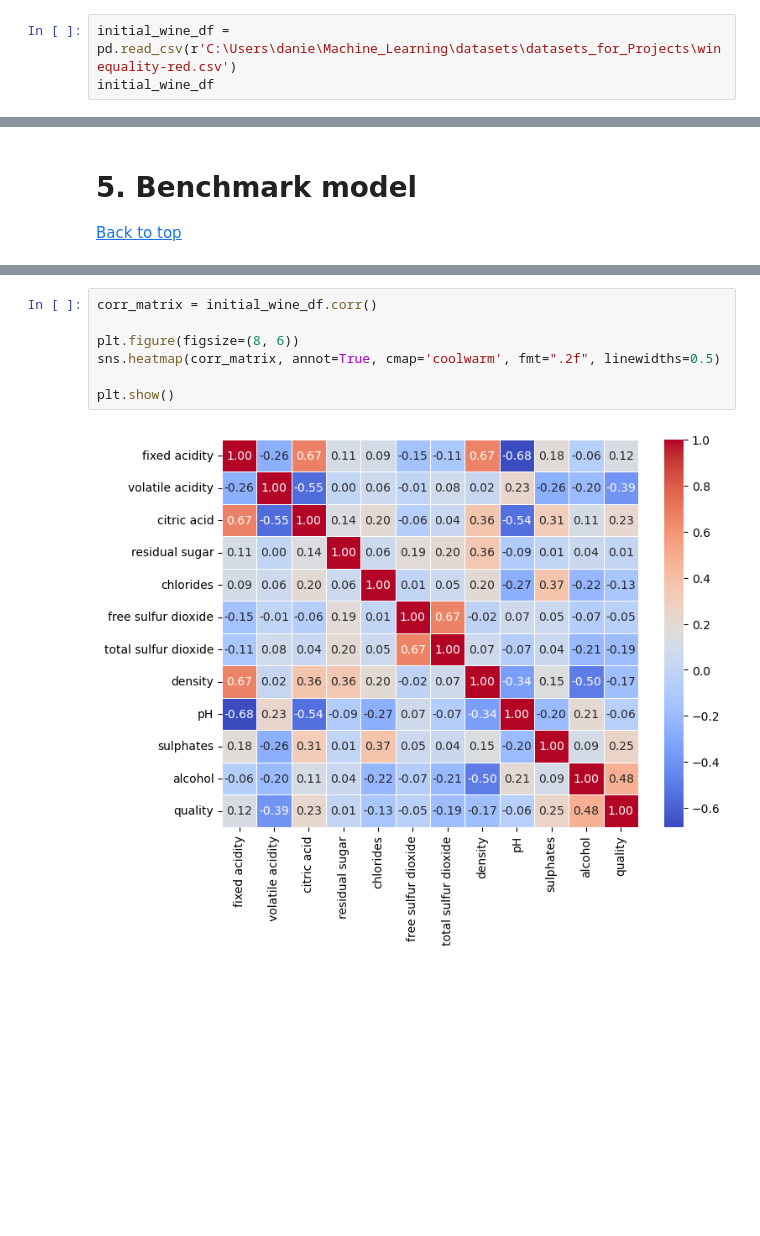
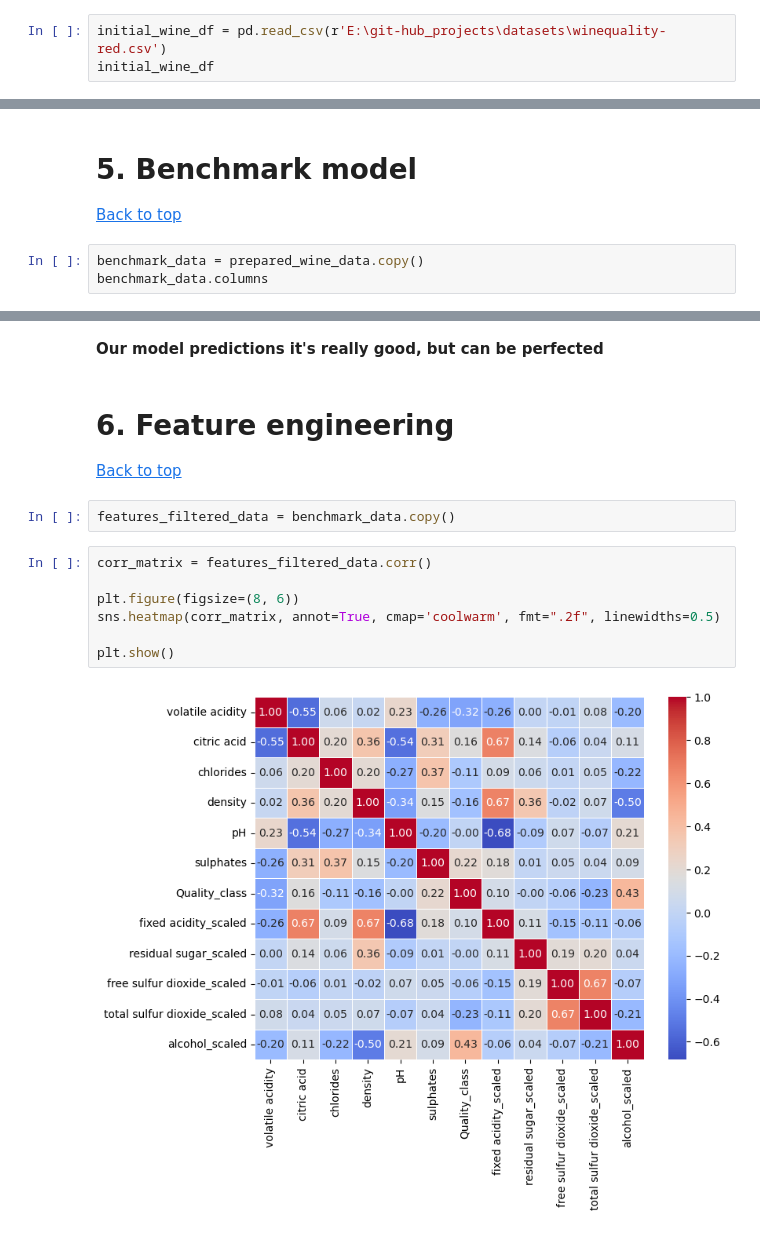
Before and after one commit to danielcamacho9712/Wine_Quality_ML_Project, a Jupyter notebook: wine_project.ipynb, the cells around one changed output, grey strips where cells are left out. Saved outputs shown, nothing was run; the diff lists cells and outputs as text; blank space fills up the shorter version.

Commit message:
Finishing the project

```diff
--- a/wine_project.ipynb
+++ b/wine_project.ipynb
@@ -25,7 +25,7 @@ import seaborn as sns
 # 1. Import data <a id='imports_data'></a>
 [Back to top](#table_of_contents)
 # %%
-initial_wine_df = pd.read_csv(r'C:\Users\danie\Machine_Learning\datasets\datasets_for_Projects\winequality-red.csv')
+initial_wine_df = pd.read_csv(r'E:\git-hub_projects\datasets\winequality-red.csv')
 initial_wine_df
 # %% [output]
 |  | fixed acidity | volatile acidity | citric acid | residual sugar | chlorides | free sulfur dioxide | ... |
@@ -145,3 +145,6 @@ prepared_wine_data
 # %% [markdown]
 # 5. Benchmark model <a id='benchmark_model'></a>
 [Back to top](#table_of_contents)
+# %%
+benchmark_data = prepared_wine_data.copy()
+benchmark_data.columns
@@ -148,9 +197,16 @@ prepared_wine_data
+# %% [markdown]
+**Our model predictions it's really good, but can be perfected**
+# %% [markdown]
+# 6. Feature engineering <a id='feature_engineering'></a>
+[Back to top](#table_of_contents)
+# %%
+features_filtered_data = benchmark_data.copy()
 # %%
-corr_matrix = initial_wine_df.corr()
+corr_matrix = features_filtered_data.corr()
 
 plt.figure(figsize=(8, 6))
 sns.heatmap(corr_matrix, annot=True, cmap='coolwarm', fmt=".2f", linewidths=0.5)
 
 plt.show()
 # %% [output]
-[figure, old version]
+[figure, new version]
```
Also changed, not shown: parts of 27 cells of this notebook.
